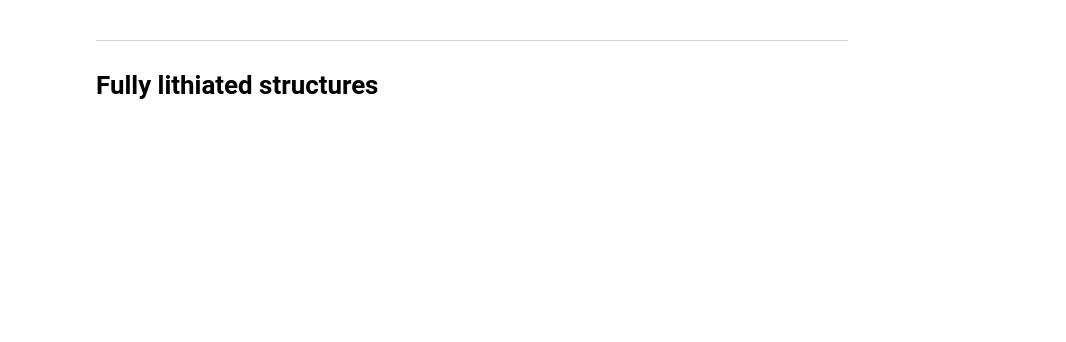
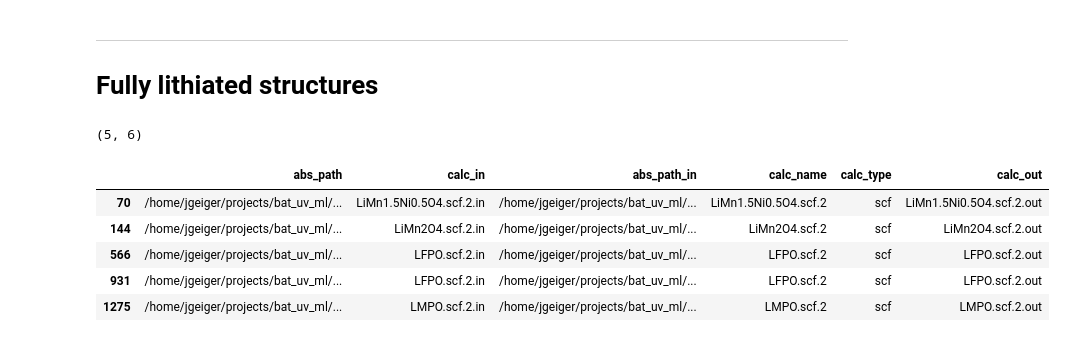
Before and after one commit to GeigerJ2/bat_uv_ml, a Jupyter notebook: code/iuriis_data_df.ipynb, the cells around one changed output. Saved outputs shown, nothing was run; the diff lists cells and outputs as text; code cells hidden in the pictures; blank space fills up the shorter version.

```diff
--- a/code/iuriis_data_df.ipynb
+++ b/code/iuriis_data_df.ipynb
@@ -175,4 +177,24 @@ iurii_full_data_df.head()
 # %% [markdown]
 ***
 # Fully lithiated structures
+# %%
+fully_lithiated_df = iurii_full_data_df.loc[
+  # olivine
+    (iurii_full_data_df['abs_path_in'].str.contains('LixFePO4/Li1.00/DFT_plus_UV/8_PDOS/LFPO.scf.2.in', regex=False))
+  | (iurii_full_data_df['abs_path_in'].str.contains('LixMnPO4/Li1.00/DFT_plus_UV/9_PDOS/LMPO.scf.2.in', regex=False))
+  | (iurii_full_data_df['abs_path_in'].str.contains('LixMn0.5Fe0.5PO4/Li1.00/DFT_plus_UV/8_PDOS/LFPO.scf.2.in', regex=False))
+  # spinel
+  | (iurii_full_data_df['abs_path_in'].str.contains('LixMn1.5Ni0.5O4/DFT+U+V/LiMn1.5Ni0.5O4/8_pdos/LiMn1.5Ni0.5O4.scf.2.in', regex=False))
+  | (iurii_full_data_df['abs_path_in'].str.contains('LixMn2O4/DFT+U+V/LiMn2O4/5_pdos/LiMn2O4.scf.2.in', regex=False))
+]
+fully_lithiated_df.shape
+fully_lithiated_df.head()
+# %% [output]
+(5, 6)
+|  | abs_path | calc_in | abs_path_in | calc_name | calc_type | calc_out |
+| 70 | /home/jgeiger/projects/bat_uv_ml/... | LiMn1.5Ni0.5O4.scf.2.in | /home/jgeiger/projects/bat_uv_ml/... | LiMn1.5Ni0.5O4.scf.2 | scf | LiMn1.5Ni0.5O4.scf.2.out |
+| 144 | /home/jgeiger/projects/bat_uv_ml/... | LiMn2O4.scf.2.in | /home/jgeiger/projects/bat_uv_ml/... | LiMn2O4.scf.2 | scf | LiMn2O4.scf.2.out |
+| 566 | /home/jgeiger/projects/bat_uv_ml/... | LFPO.scf.2.in | /home/jgeiger/projects/bat_uv_ml/... | LFPO.scf.2 | scf | LFPO.scf.2.out |
+| 931 | /home/jgeiger/projects/bat_uv_ml/... | LFPO.scf.2.in | /home/jgeiger/projects/bat_uv_ml/... | LFPO.scf.2 | scf | LFPO.scf.2.out |
+| 1275 | /home/jgeiger/projects/bat_uv_ml/... | LMPO.scf.2.in | /home/jgeiger/projects/bat_uv_ml/... | LMPO.scf.2 | scf | LMPO.scf.2.out |
 # %%
```
Also changed, not shown: parts of 2 cells of this notebook, 3 other files.
